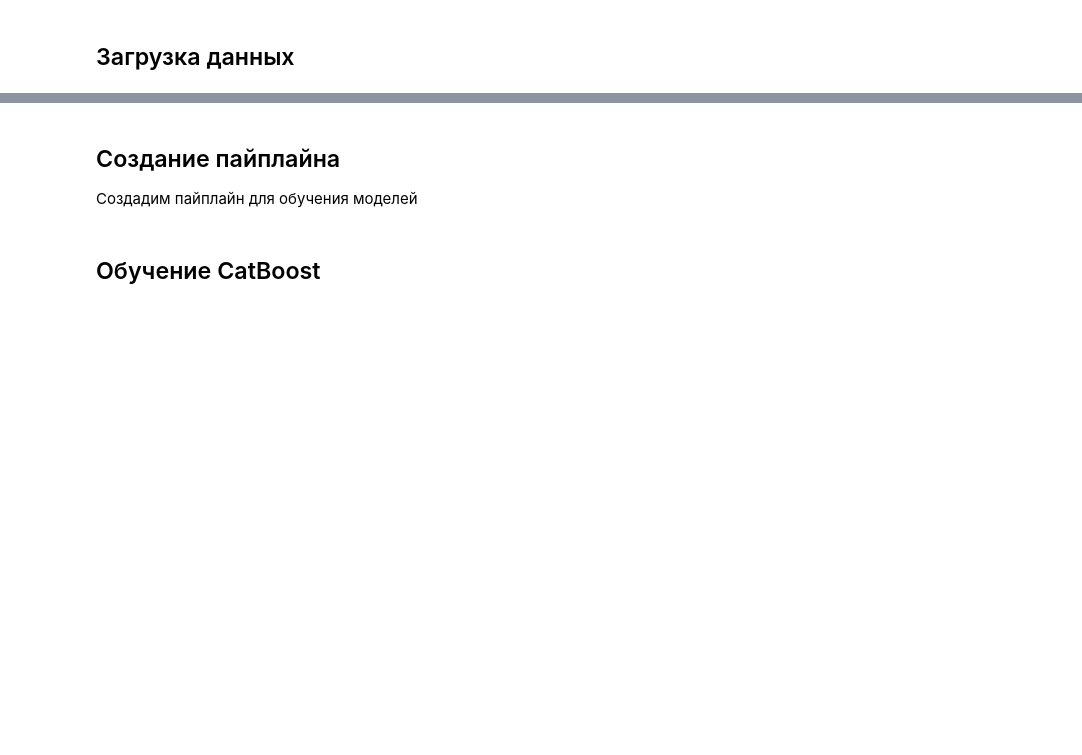
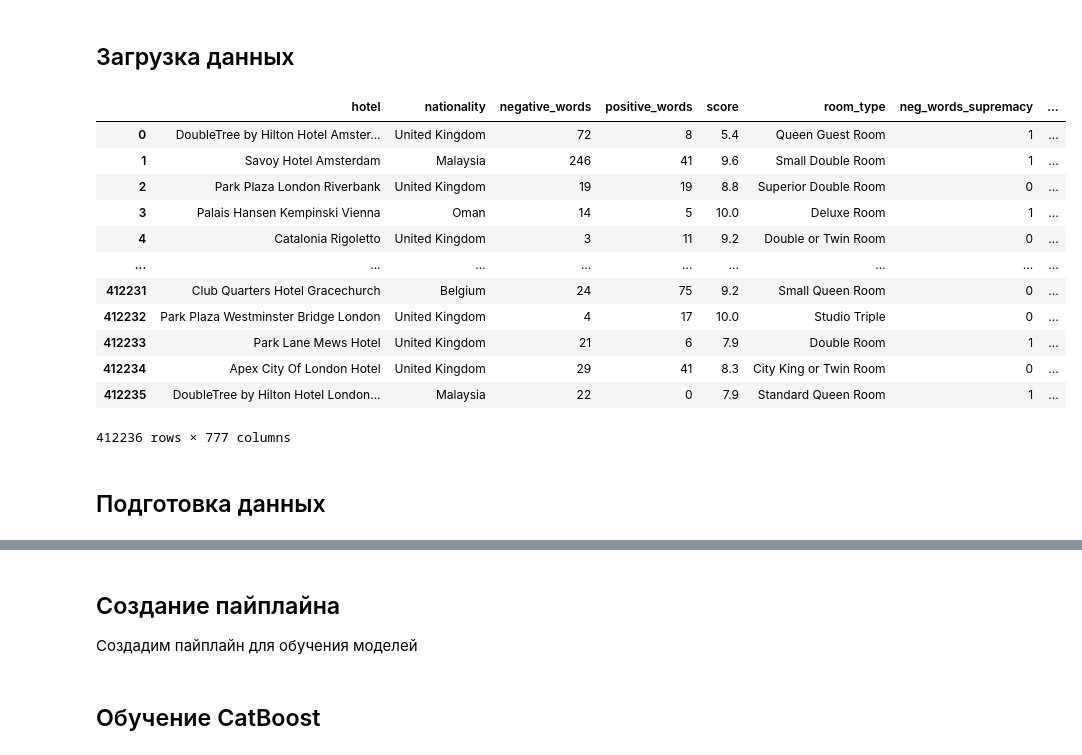
Before and after one commit to Moncervers/hotel_review_score_prediction, a Jupyter notebook: prediction.ipynb, the cells around one changed output, grey strips where cells are left out. Drawn from its saved outputs; the diff is of its cells as text; code cells hidden in the pictures; blank space fills up the shorter version.

```diff
--- a/prediction.ipynb
+++ b/prediction.ipynb
@@ -69 +62,45 @@ import torch
 RANDOM_STATE = 42
+# %%
+df = pd.read_csv('data/train_df_processed.csv')
+test_df = pd.read_csv('data/test_df_processed.csv')
+# %%
+df = df.drop(['negative_review', 'positive_review'], axis=1)
+test_df = test_df.drop(['negative_review', 'positive_review'], axis=1)
+# %%
+# Приводим столбцы в тренировочном датасете к нужному типу данных
+df['hotel'] = df['hotel'].astype('category')
+df['nationality'] = df['nationality'].astype('category')
+# df['negative_review'] = df['negative_review'].astype('category')
+# df['positive_review'] = df['positive_review'].astype('category')
+df['room_type'] = df['room_type'].astype('category')
+df['neg_words_supremacy'] = df['neg_words_supremacy'].astype('category')
+df['negative_words_level'] = df['negative_words_level'].astype('category')
+df['positive_words_level'] = df['positive_words_level'].astype('category')
+
+# Приводим столбцы в тестовом датасете к нужному типу данных
+test_df['hotel'] = test_df['hotel'].astype('category')
+test_df['nationality'] = test_df['nationality'].astype('category')
+# test_df['negative_review'] = test_df['negative_review'].astype('category')
+# test_df['positive_review'] = test_df['positive_review'].astype('category')
+test_df['room_type'] = test_df['room_type'].astype('category')
+test_df['neg_words_supremacy'] = test_df['neg_words_supremacy'].astype('category')
+test_df['negative_words_level'] = test_df['negative_words_level'].astype('category')
+test_df['positive_words_level'] = test_df['positive_words_level'].astype('category')
+# %%
+df
+# %% [output]
+|  | hotel | nationality | negative_words | positive_words | score | room_type | neg_words_supremacy | ... |
+| 0 | DoubleTree by Hilton Hotel Amster... | United Kingdom | 72 | 8 | 5.4 | Queen Guest Room | 1 | ... |
+| 1 | Savoy Hotel Amsterdam | Malaysia | 246 | 41 | 9.6 | Small Double Room | 1 | ... |
+| 2 | Park Plaza London Riverbank | United Kingdom | 19 | 19 | 8.8 | Superior Double Room | 0 | ... |
+| 3 | Palais Hansen Kempinski Vienna | Oman | 14 | 5 | 10.0 | Deluxe Room | 1 | ... |
+| 4 | Catalonia Rigoletto | United Kingdom | 3 | 11 | 9.2 | Double or Twin Room | 0 | ... |
+| ... | ... | ... | ... | ... | ... | ... | ... | ... |
+| 412231 | Club Quarters Hotel Gracechurch | Belgium | 24 | 75 | 9.2 | Small Queen Room | 0 | ... |
+| 412232 | Park Plaza Westminster Bridge London | United Kingdom | 4 | 17 | 10.0 | Studio Triple | 0 | ... |
+| 412233 | Park Lane Mews Hotel | United Kingdom | 21 | 6 | 7.9 | Double Room | 1 | ... |
+| 412234 | Apex City Of London Hotel | United Kingdom | 29 | 41 | 8.3 | City King or Twin Room | 0 | ... |
+| 412235 | DoubleTree by Hilton Hotel London... | Malaysia | 22 | 0 | 7.9 | Standard Queen Room | 1 | ... |
+412236 rows × 777 columns
+# %% [markdown]
+## Подготовка данных
```
Also changed, not shown: parts of 11 cells of this notebook, 1 other file.
